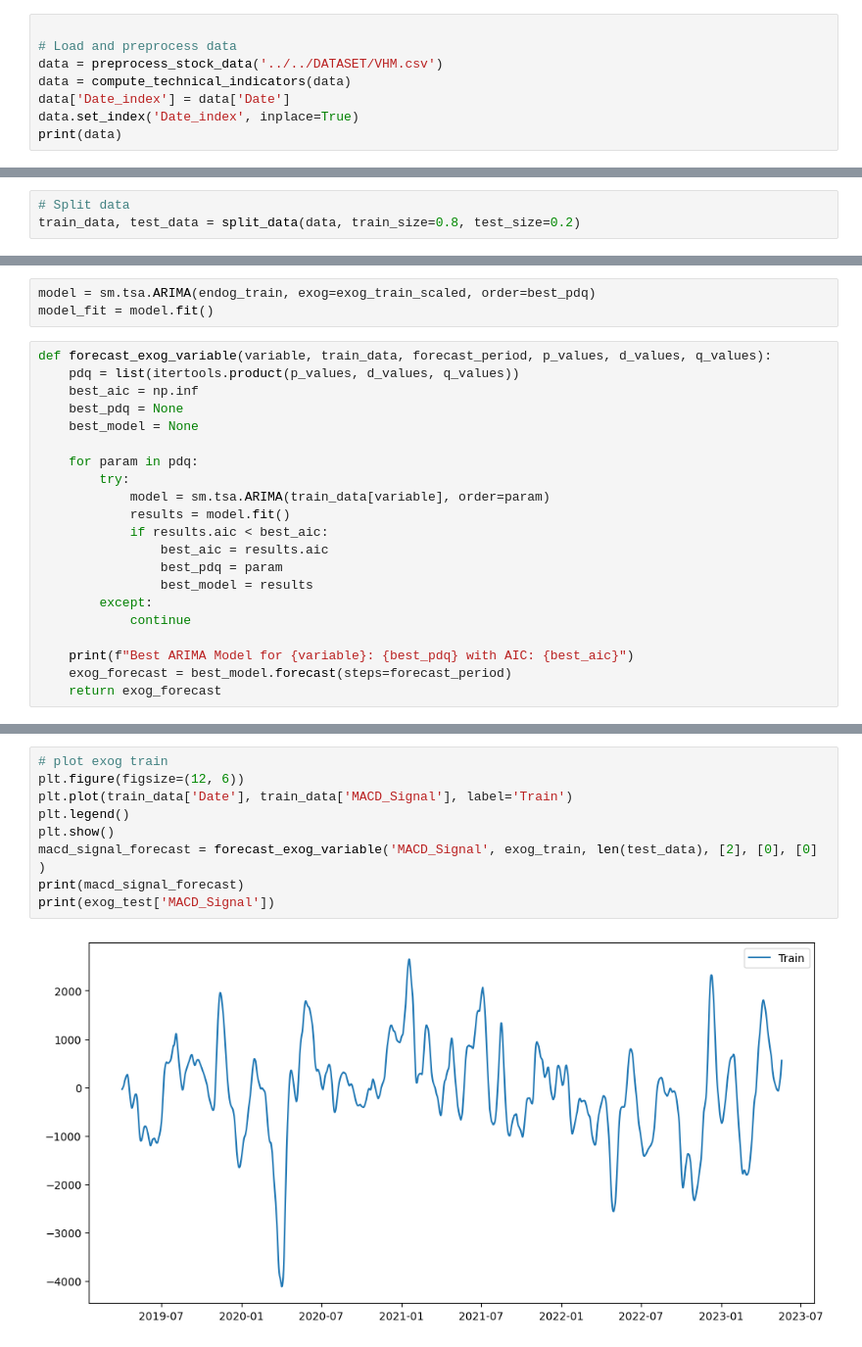
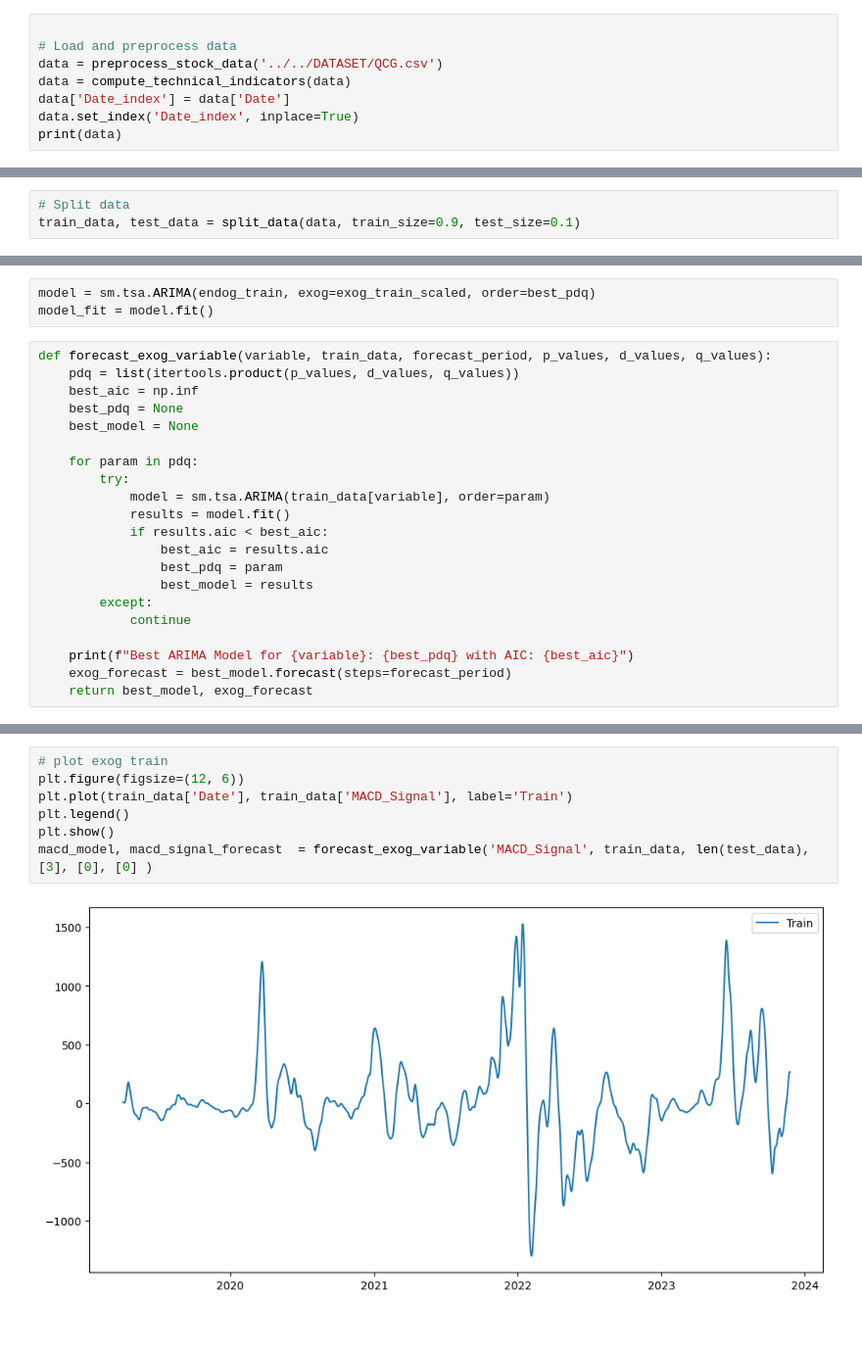
Before and after one commit to cngpc43/IS403.O21.HTCL, a Jupyter notebook: Models/ARIMA/ARIMAX_VHM(8-2).ipynb, the cells around one changed output, grey strips where cells are left out. Shown at 98% size. Cells and saved outputs as stored; diff of their text form.

Commit message:
Model-util: Update model and model evaluation figure

```diff
--- a/Models/ARIMA/ARIMAX_VHM(8-2).ipynb
+++ b/Models/ARIMA/ARIMAX_VHM(8-2).ipynb
@@ -117,7 +117,7 @@ def preprocess_stock_data(csv_file_path):
 # %%
 
 # Load and preprocess data
-data = preprocess_stock_data('../../DATASET/VHM.csv')
+data = preprocess_stock_data('../../DATASET/QCG.csv')
 data = compute_technical_indicators(data)
 data['Date_index'] = data['Date']
 data.set_index('Date_index', inplace=True)
@@ -148,6 +148,6 @@ plot_stock_data(data, 'VHM Close Price')
 # %%
 # Split data
-train_data, test_data = split_data(data, train_size=0.8, test_size=0.2)
+train_data, test_data = split_data(data, train_size=0.9, test_size=0.1)
 # %%
 import seaborn as sns
 import matplotlib.pyplot as plt
@@ -303,7 +303,7 @@ def forecast_exog_variable(variable, train_data, forecast_period, p_values, d_va
 
     print(f"Best ARIMA Model for {variable}: {best_pdq} with AIC: {best_aic}")
     exog_forecast = best_model.forecast(steps=forecast_period)
-    return exog_forecast
+    return best_model, exog_forecast
 # %%
 plt.figure(figsize=(10, 6))
 ax1 = plt.subplot(211)
@@ -376,11 +376,9 @@ The series is stationary (reject the null hypothesis of unit root).
 # %%
 # plot exog train
 plt.figure(figsize=(12, 6))
 plt.plot(train_data['Date'], train_data['MACD_Signal'], label='Train')
 plt.legend()
 plt.show()
-macd_signal_forecast = forecast_exog_variable('MACD_Signal', exog_train, len(test_data), [2], [0], [0] )
-print(macd_signal_forecast)
-print(exog_test['MACD_Signal'])
+macd_model, macd_signal_forecast  = forecast_exog_variable('MACD_Signal', train_data, len(test_data), [3], [0], [0] )
 # %% [output]
-[figure, old version]
+[figure, new version]
```
Also changed, not shown: parts of 19 cells of this notebook, 22 other files.
